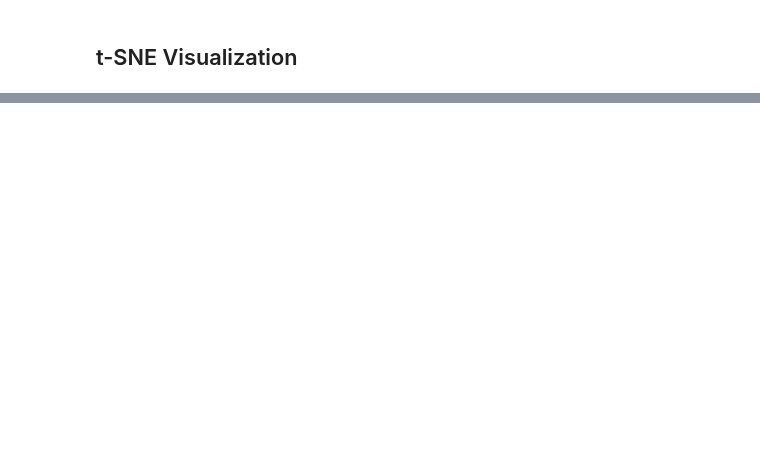
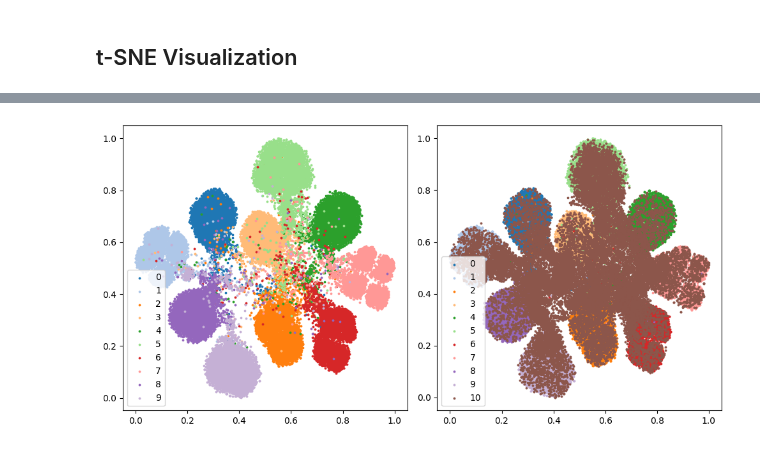
Before and after one commit to buyizhiyou/YYM, a Jupyter notebook: DDU/notebooks/tsne_visualization.ipynb, the cells around one changed output, grey strips where cells are left out. Cells and saved outputs as stored; diff of their text form; code cells hidden in the pictures; blank space fills up the shorter version.

```diff
--- a/DDU/notebooks/tsne_visualization.ipynb
+++ b/DDU/notebooks/tsne_visualization.ipynb
@@ -103,2 +106,6 @@ X_tsne = tsne.fit_transform(X)
 # %%
+tsne = TSNE(n_components=2, init='pca', random_state=0,perplexity=30)
+X_tsne = tsne.fit_transform(X)
 _ = plot_embedding_2d(X_tsne,y,10,"t-SNE 2D")
+# %% [output]
+[figure, added]
```
Also changed, not shown: parts of 4 cells of this notebook, 7 other files.
